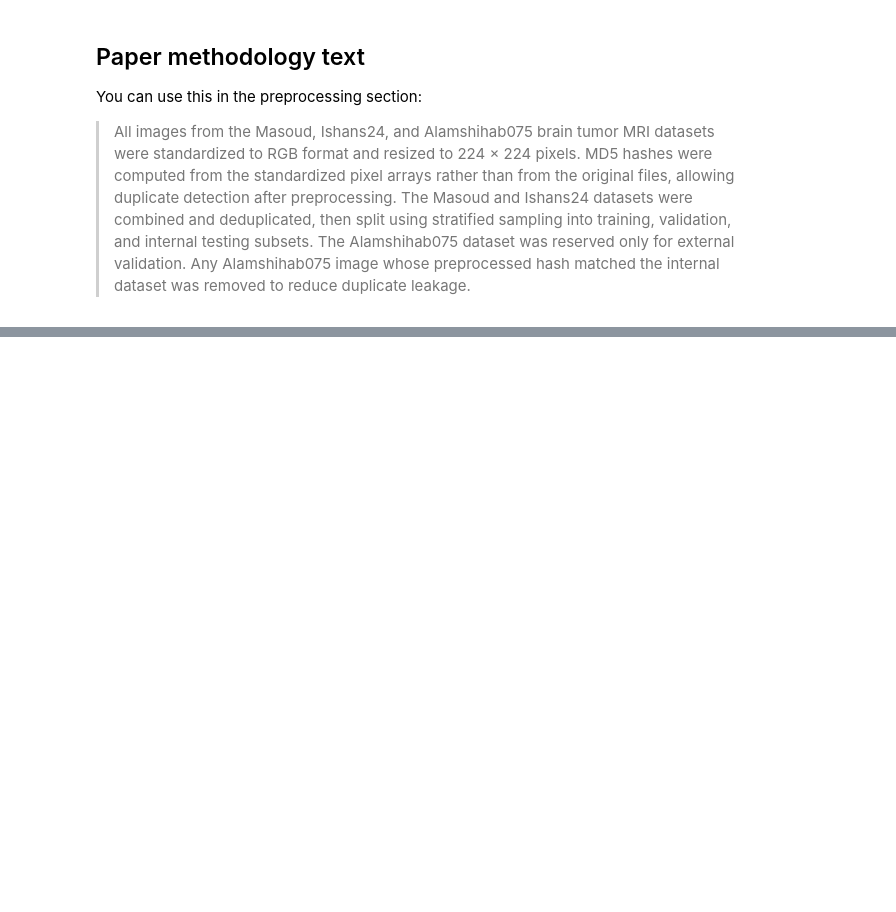
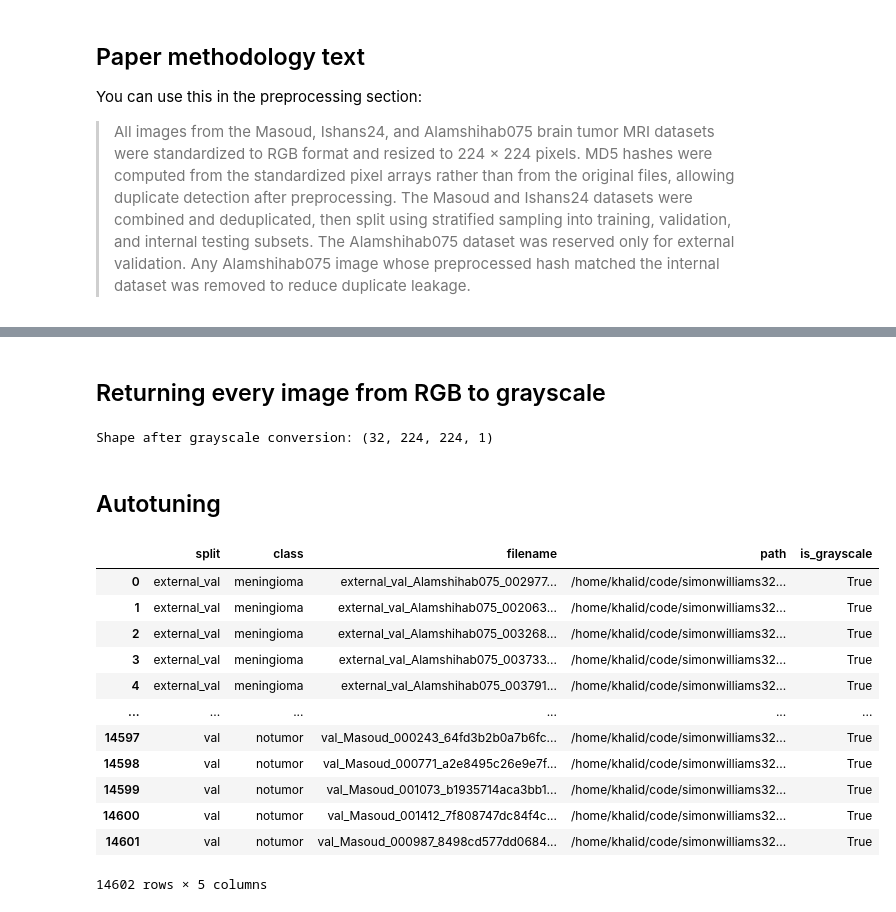
Before and after one commit to simonwilliams32/MRI_project, a Jupyter notebook: notebooks/KS.ipynb, the cells around one changed output, grey strips where cells are left out. Saved outputs shown, nothing was run; the diff lists cells and outputs as text; code cells hidden in the pictures; blank space fills up the shorter version.

```diff
--- a/notebooks/KS.ipynb
+++ b/notebooks/KS.ipynb
@@ -935,0 +1128,2 @@ You can use this in the preprocessing section:
+# %% [markdown]
+## Returning every image from RGB to grayscale
@@ -935,0 +1138,7 @@ You can use this in the preprocessing section:
+# %%
+images, labels = next(iter(train_ds_scaled))
+print("Shape after grayscale conversion:", images.shape)  # expect (32, 224, 224, 1)
+# %% [output]
+Shape after grayscale conversion: (32, 224, 224, 1)
+# %% [markdown]
+## Autotuning
@@ -935,0 +1155,16 @@ You can use this in the preprocessing section:
+# %%
+df
+# %% [output]
+|  | split | class | filename | path | is_grayscale |
+| 0 | external_val | meningioma | external_val_Alamshihab075_002977... | /home/khalid/code/simonwilliams32... | True |
+| 1 | external_val | meningioma | external_val_Alamshihab075_002063... | /home/khalid/code/simonwilliams32... | True |
+| 2 | external_val | meningioma | external_val_Alamshihab075_003268... | /home/khalid/code/simonwilliams32... | True |
+| 3 | external_val | meningioma | external_val_Alamshihab075_003733... | /home/khalid/code/simonwilliams32... | True |
+| 4 | external_val | meningioma | external_val_Alamshihab075_003791... | /home/khalid/code/simonwilliams32... | True |
+| ... | ... | ... | ... | ... | ... |
+| 14597 | val | notumor | val_Masoud_000243_64fd3b2b0a7b6fc... | /home/khalid/code/simonwilliams32... | True |
+| 14598 | val | notumor | val_Masoud_000771_a2e8495c26e9e7f... | /home/khalid/code/simonwilliams32... | True |
+| 14599 | val | notumor | val_Masoud_001073_b1935714aca3bb1... | /home/khalid/code/simonwilliams32... | True |
+| 14600 | val | notumor | val_Masoud_001412_7f808747dc84f4c... | /home/khalid/code/simonwilliams32... | True |
+| 14601 | val | notumor | val_Masoud_000987_8498cd577dd0684... | /home/khalid/code/simonwilliams32... | True |
+14602 rows × 5 columns
```
Also changed, not shown: parts of 10 cells of this notebook, 1 other file.
